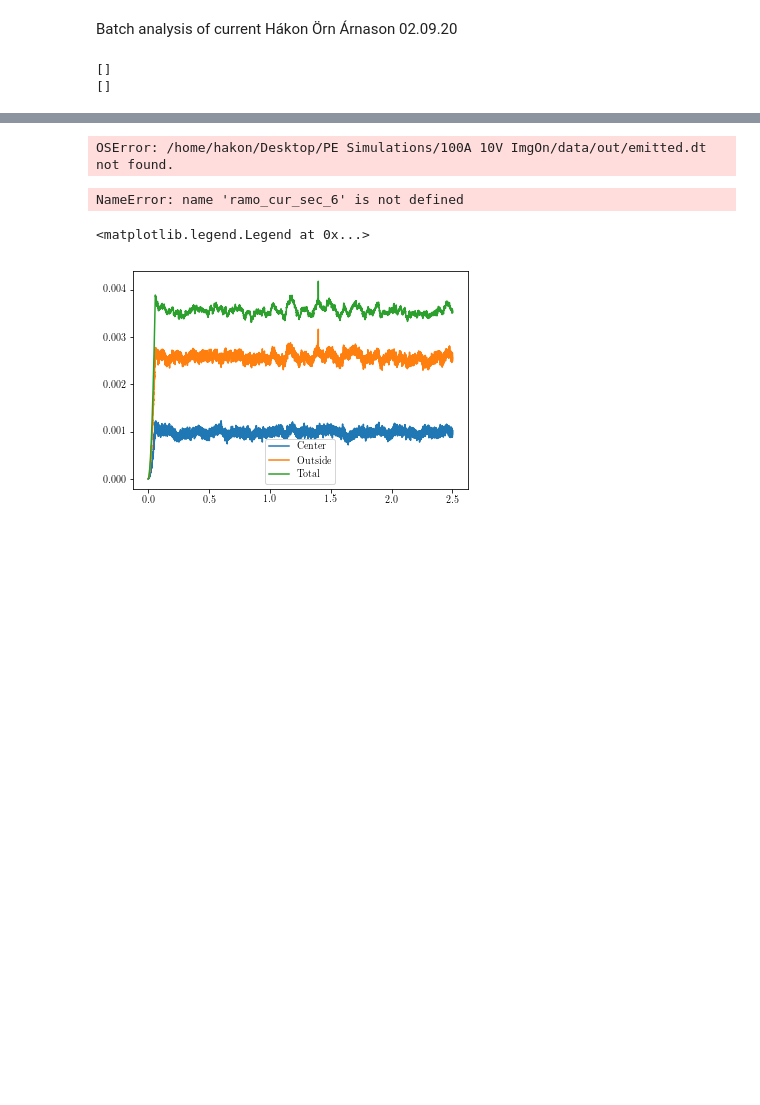
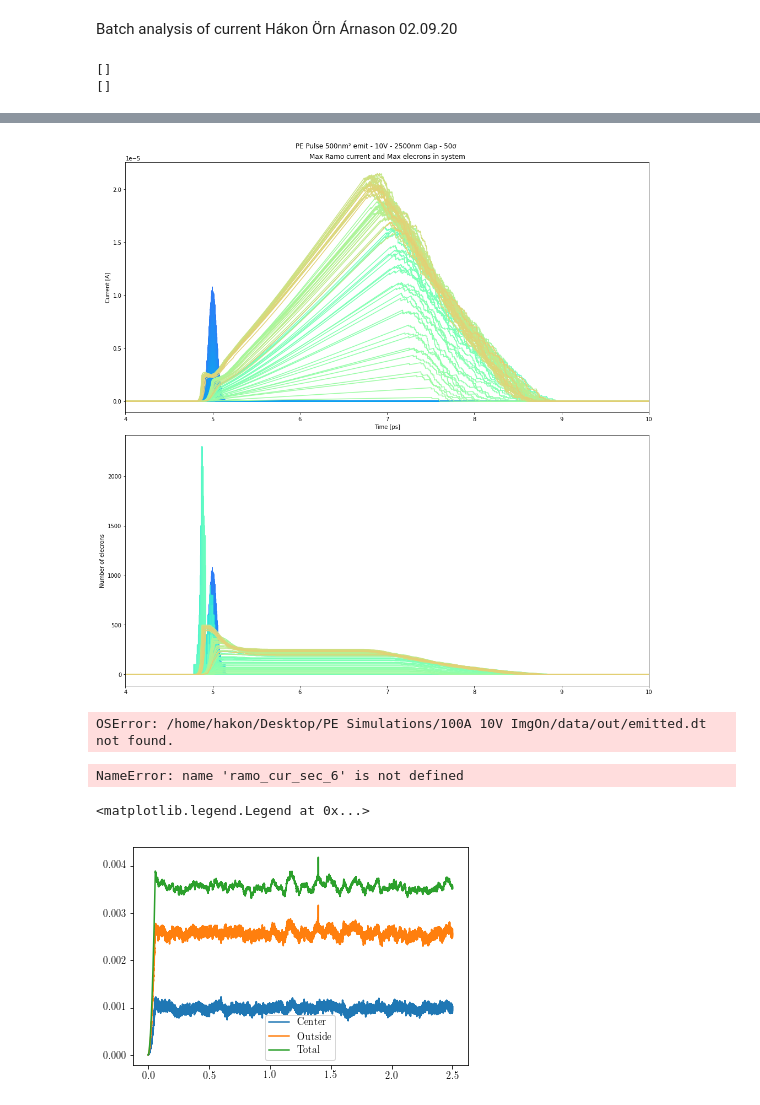
Before and after one commit to NanoPhysicsCenter/RUMDEED, a Jupyter notebook: scripts/density plots/Batch_current_analysis.ipynb, the cells around one changed output, grey strips where cells are left out. Drawn from its saved outputs; the diff is of its cells as text; code cells hidden in the pictures; blank space fills up the shorter version.

Commit message:
Batch analysis code

```diff
--- a/scripts/density plots/Batch_current_analysis.ipynb
+++ b/scripts/density plots/Batch_current_analysis.ipynb
@@ -242,3 +86,61 @@ OSError: /home/hakon/Documents/Code/Vacuum-MD/data/3000sigma/24/out/ramo_current
+# %%
+fig, axs = plt.subplots(2, 1, constrained_layout=True, figsize=(14, 14)) #sharex=True,
+fig.suptitle('PE Pulse 500nm² emit - 10V - 2500nm Gap - 50σ')
+#axs[0].set_title('Nr Elec in System')
+#axs[0].set_ylabel('Nr Electrons')
+#axs[1].set_title('Ramo')
+#axs[1].set_ylabel('Current [A]')
+axs[0].set_title('Max Ramo current and Max elecrons in system')
+axs[0].set_ylabel('Current [A]')
+axs[0].set_xlabel('Time [ps]')
+axs[1].set_ylabel('Number of elecrons')
+axs[0].set(xlim=(4, 10))#, ylim=(ymin, ymax))
+axs[1].set(xlim=(4, 10))#, ylim=(ymin, ymax))
+filepath = ['/home/hakon/Documents/PE Simulations/Aug10/100sigma/']#  , \
+#             '/home/hakon/Documents/PE Simulations/Aug10/50sigma/'  , \
+#             '/home/hakon/Documents/PE Simulations/Aug10/100sigma/' , \
+#             '/home/hakon/Documents/PE Simulations/Aug10/500sigma/' , \
+#             '/home/hakon/Documents/PE Simulations/Aug10/1000sigma/', \
+#             '/home/hakon/Documents/PE Simulations/Aug10/2000sigma/', \
+#             '/home/hakon/Documents/PE Simulations/Aug10/6000sigma/', \
+#             '/home/hakon/Documents/PE Simulations/Aug10/3000sigma/'  ]
+path = Path(filepath[0])
+color = iter(plt.cm.rainbow(np.linspace(0, 1, 300)))
+
+for name in path.glob('*/out/emitted.dt'):
+    # Loading in one batch of sim.
+    data = np.loadtxt(name)
+    emit_time    = data[:, 0]
+    emit_pulse   = data[:, 6]
+    emit_pulse_ref = emit_pulse / 100000000
+    axs[0].plot(emit_time,emit_pulse_ref, c=c)
+    axs[1].plot(emit_time,emit_pulse, c=c)
+    c = next(color)
+
+for name in path.glob('*/out/emitted.dt'):
+    # Loading in one batch of sim.
+    data = np.loadtxt(name)
+    emit_time    = data[:, 0]
+    emit_elec    = data[:, 2]
+    emit_elec_ref = emit_elec *100
+    axs[1].plot(emit_time,emit_elec_ref, c=c)
+    c = next(color)
+
+for name in path.glob('*/out/ramo_current.dt'):
+    # Loading in one batch of sim.
+    data = np.loadtxt(name)
+    cur_time = data[:, 0]
+    ramo_cur = data[:, 2]
+    nrElec = data[:, 5]
+    #elec_max = np.amax(nrElec)
+    #cur_max = np.amax(ramo_cur)
+    #axs[0].plot(cur_time, nrElec)
+    #axs[1].plot(cur_time, ramo_cur)
+    axs[0].plot(cur_time,ramo_cur, c=c)
+    axs[1].plot(cur_time,nrElec, c=c)
+    c = next(color)
+# %% [output]
+[figure, added]
 # %%
 # # Loading in one batch of sim.
 # filepath = '/home/hakon/Desktop/PE Simulations/100A 10V ImgOn/data/out'
```
Also changed, not shown: parts of 2 cells of this notebook, 4 other files.
